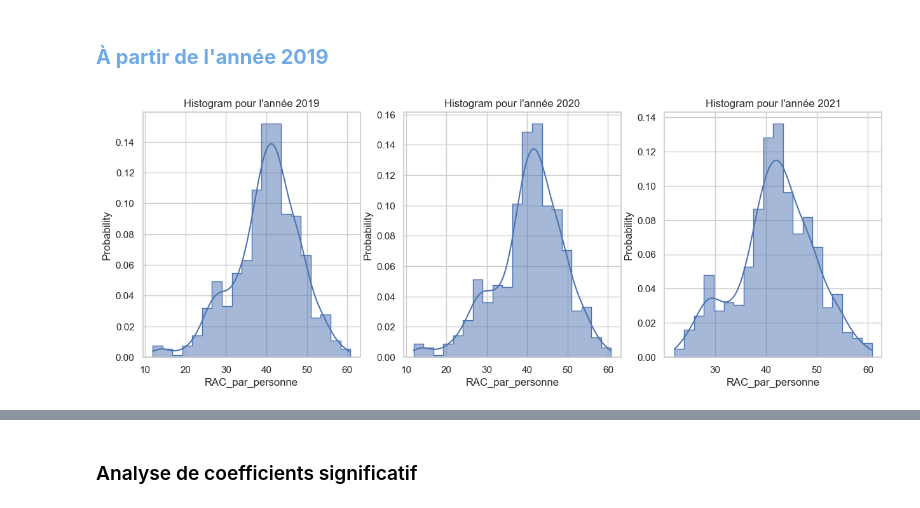
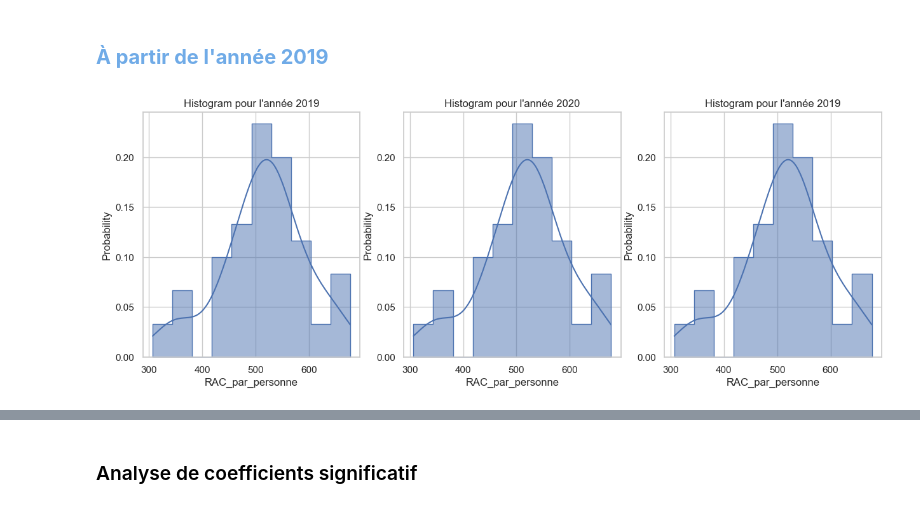
Before and after one commit to YounesOuarhim/Projet-s8, a Jupyter notebook: Notebooks/Sinistrality/notebook sinistrality bis 2.ipynb, the cells around one changed output, grey strips where cells are left out. Drawn from its saved outputs; the diff is of its cells as text; code cells hidden in the pictures.

```diff
--- a/Notebooks/Sinistrality/notebook sinistrality bis 2.ipynb
+++ b/Notebooks/Sinistrality/notebook sinistrality bis 2.ipynb
@@ -132,13 +143,12 @@ for year in years:
     df_year = pd.melt(df_year, value_vars=['Hommes','Femmes'], value_name="population", var_name="sexe", id_vars="Région")
     df_year['annee'] = year
     df_year.rename(columns={'Région': 'region'}, inplace=True)
+    df_year['region'] = df_year['region'].apply(lambda x : demographie_mapping[x] if x in demographie_mapping else x)
     df_year.drop(columns= ['sexe'], inplace=True)
     df_year['population'] = df_year['population'].str.replace(' ','')
     df_year['population'] = df_year['population'].astype(float)
     df_year = df_year.groupby(by = ['annee', 'region']).sum().reset_index()
     year_population_dataframes[year] = df_year
-
-year_population_dataframes[2018]
 # %% [output]
 Dataframe crée pour l'année 2018
 Dataframe crée pour l'année 2019
@@ -220,16 +223,15 @@ Fusion des données de l'Open Damir avec les données démographiques
 
 copied_df = df_grouped.copy()
 
-# Merge the dataframes on 'annee', 'age', and 'sexe'
-final_df = copied_df.merge(all_data, how = 'right', on= ['annee', 'mois', 'region'], suffixes=('', '_new'))
+# Merge les dataframes sur 'annee', 'age', et 'sexe'.
+final_df = copied_df.merge(all_data, how = 'right', on= ['annee', 'region'], suffixes=('', '_new'))
 
-final_df['monthly_population'] = final_df['monthly_population'].astype(float)
+final_df['population'] = final_df['population'].astype(float) * 0.9
 
 final_df['RAC'] = final_df['RAC'].astype(float)
 
-final_df['mois'] = final_df['mois'].astype(int)
 
-final_df['RAC_par_personne'] = final_df['RAC'] / final_df['monthly_population']
+final_df['RAC_par_personne'] = final_df['RAC'] / final_df['population']
 
 final_df.shape
 # %% [output]
@@ -298,6 +330,6 @@ plt.show()
 <h2 style="font-family: Arial, sans-serif; color:rgb(112, 171, 231); font-size: 20px"><b>Création de la base de données</b></h2>
 # %%
 def get_all_data_beginning_from_year(current_year, ending_year= 2024):
-    return final_df[(ending_year >= final_df['annee']) & (final_df['annee'] >= current_year)].sort_values(by=['annee', 'mois', 'region'])
+    return final_df[(ending_year >= final_df['annee']) & (final_df['annee'] >= current_year)].sort_values(by=['annee',  'region'])
 get_all_data_beginning_from_year(2019).head()
 # %% [output]
@@ -392,7 +430,7 @@ def GLM_model(year, ending_year= 2024):
     X = pd.get_dummies(df_GLM, columns = ['region'], drop_first = True,  dtype=int)
     X = sm.add_constant(X)
     y = X['RAC_par_personne']
-    glm_model = sm.GLM(y, sm.add_constant(X.drop(columns=['RAC_par_personne', 'RAC', 'monthly_population'])), family=sm.families.Gaussian())
+    glm_model = sm.GLM(y, sm.add_constant(X.drop(columns=['RAC_par_personne', 'RAC', 'population'])), family=sm.families.Gaussian())
     glm_results = glm_model.fit()
 
     return glm_model, glm_results
@@ -401,20 +439,20 @@ def GLM_model(year, ending_year= 2024):
 # %% [markdown]
 <h2 style="font-family: Arial, sans-serif; color:rgb(112, 171, 231); font-size: 20px"><b>À partir de l'année 2019</b></h2>
 # %%
-year = 2021
+year = 2019
 fig, axes = plt.subplots(1, 3, figsize=(15, 5))
 
-axes[0].set_title(f"Histogram pour l'année {year-2}")
-sns.histplot(data=get_all_data_beginning_from_year(year-2), x="RAC_par_personne", stat="probability", common_norm=False, bins=20, kde=True, palette="crest", alpha=.5, element="step", ax=axes[0])
+axes[0].set_title(f"Histogram pour l'année {year}")
+sns.histplot(data=get_all_data_beginning_from_year(year-2), x="RAC_par_personne", stat="probability", common_norm=False, bins=10, kde=True, palette="crest", alpha=.5, element="step", ax=axes[0])
 
-axes[1].set_title(f"Histogram pour l'année {year-1}")
-sns.histplot(data=get_all_data_beginning_from_year(year-1), x="RAC_par_personne", stat="probability", common_norm=False, bins=20, kde=True, palette="crest", alpha=.5, element="step", ax=axes[1])
+axes[1].set_title(f"Histogram pour l'année {year+1}")
+sns.histplot(data=get_all_data_beginning_from_year(year-1), x="RAC_par_personne", stat="probability", common_norm=False, bins=10, kde=True, palette="crest", alpha=.5, element="step", ax=axes[1])
 
 axes[2].set_title(f"Histogram pour l'année {year}")
-sns.histplot(data=get_all_data_beginning_from_year(year), x="RAC_par_personne", stat="probability", common_norm=False, bins=20, kde=True, palette="crest", alpha=.5, element="step", ax=axes[2])
+sns.histplot(data=get_all_data_beginning_from_year(year), x="RAC_par_personne", stat="probability", common_norm=False, bins=10, kde=True, palette="crest", alpha=.5, element="step", ax=axes[2])
 
 plt.show()
 glm_model, glm_results = GLM_model(year)
 # %% [output]
-[figure, old version]
+[figure, new version]
 # %%
```
Also changed, not shown: parts of 20 cells of this notebook, 34 other files.
